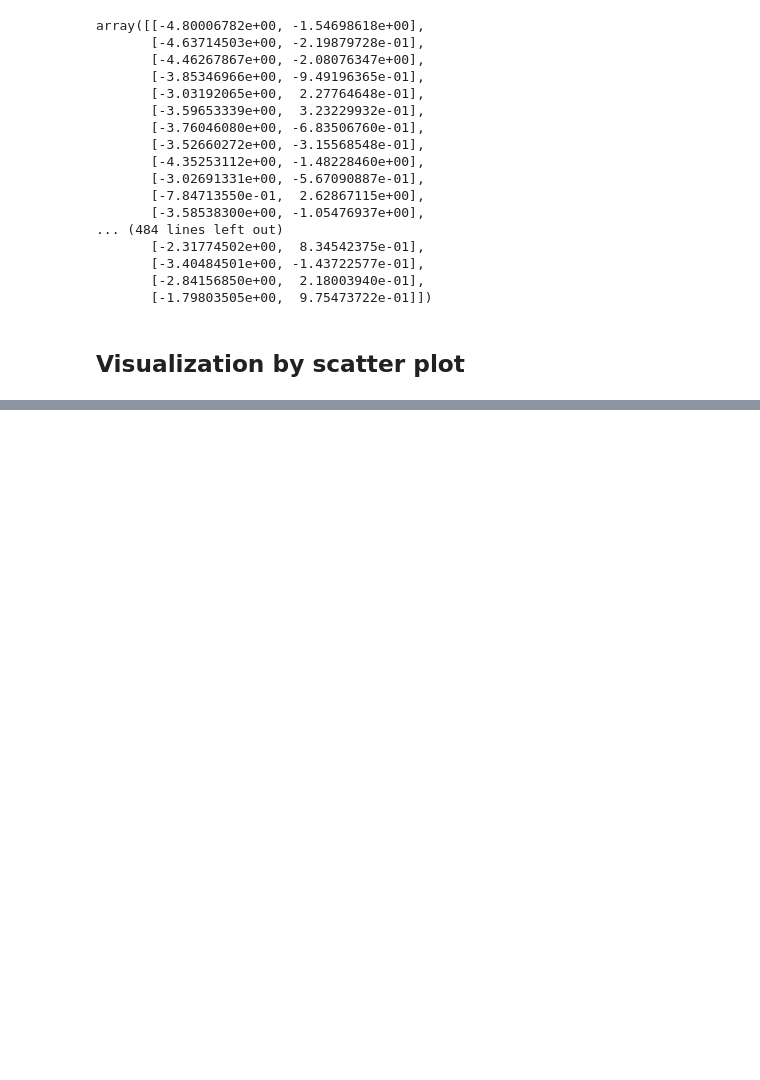
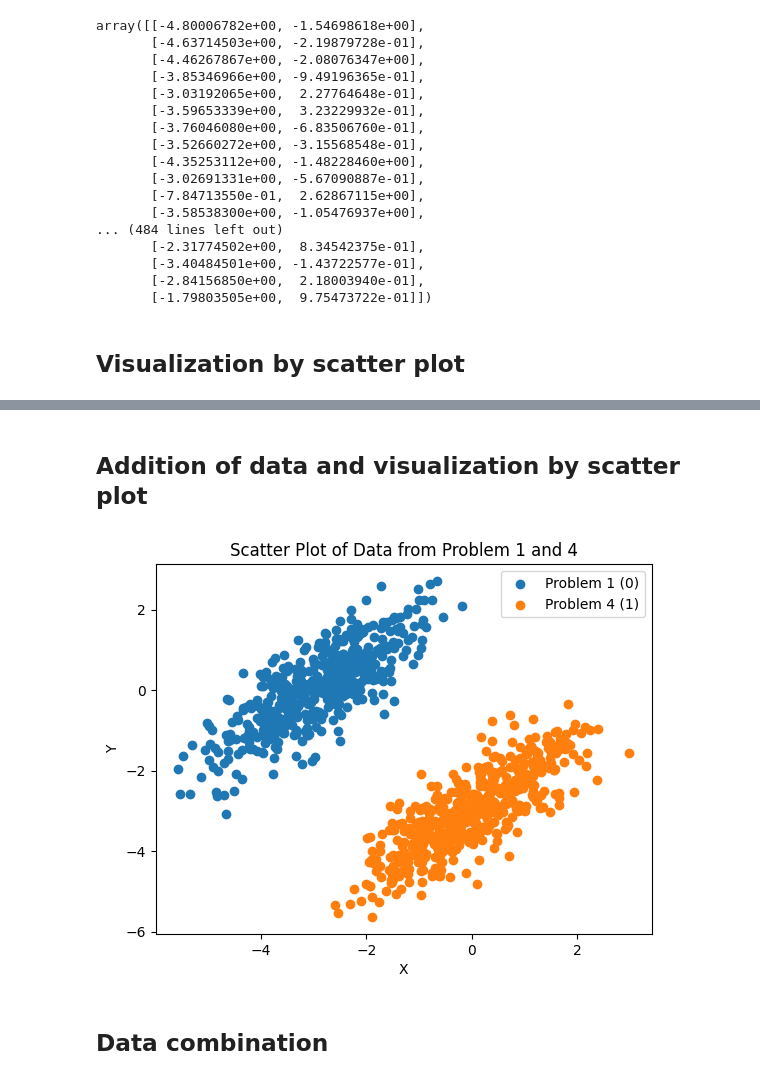
Before and after one commit to topister/machine-learning, a Jupyter notebook: Creating dummy data/file.ipynb, the cells around one changed output, grey strips where cells are left out. Drawn from its saved outputs; the diff is of its cells as text; code cells hidden in the pictures; blank space fills up the shorter version.

```diff
--- a/Creating dummy data/file.ipynb
+++ b/Creating dummy data/file.ipynb
@@ -30,0 +64,32 @@ array([[-4.80006782e+00, -1.54698618e+00],
+# %% [markdown]
+## Addition of data and visualization by scatter plot
+# %%
+# Define mean and covariance matrix for Problem 4 data
+mean_2 = (0, -3)
+covariance_matrix = [[1.0, 0.8], [0.8, 1.0]]
+
+# Generate random data for Problem 4
+data_2 = np.random.multivariate_normal(mean_2, covariance_matrix, size=500)
+
+# Plot scatter plot for Problem 1 data
+plt.scatter(data_1[:, 0], data_1[:, 1], label='Problem 1 (0)')
+
+# Plot scatter plot for Problem 4 data
+plt.scatter(data_2[:, 0], data_2[:, 1], label='Problem 4 (1)')
+
+# Set title
+plt.title('Scatter Plot of Data from Problem 1 and 4')
+
+# Set labels for x and y axes
+plt.xlabel('X')
+plt.ylabel('Y')
+
+# Display legend
+plt.legend()
+
+# Show the plot
+plt.show()
+# %% [output]
+[figure, added]
+# %% [markdown]
+## Data combination
```
Also changed, not shown: parts of 7 cells of this notebook.
